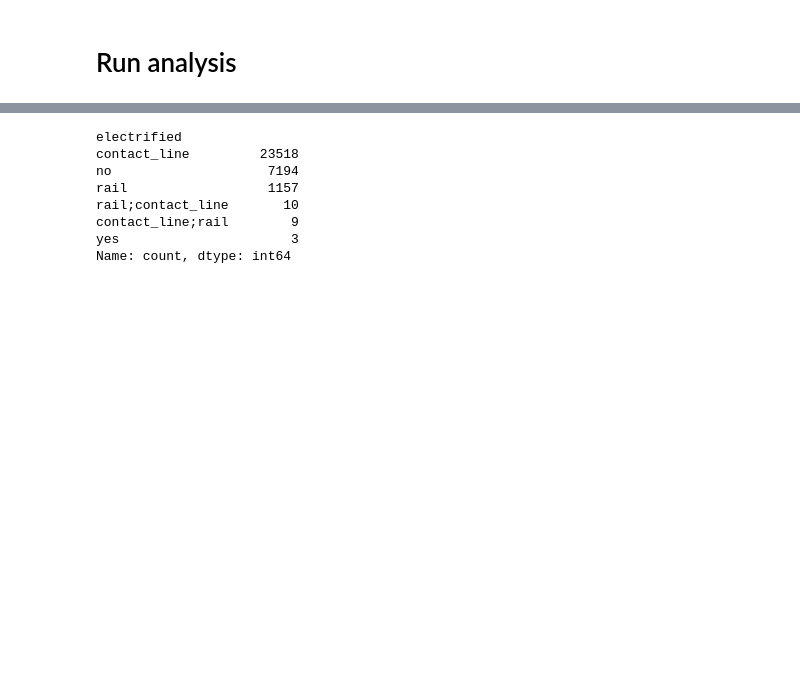
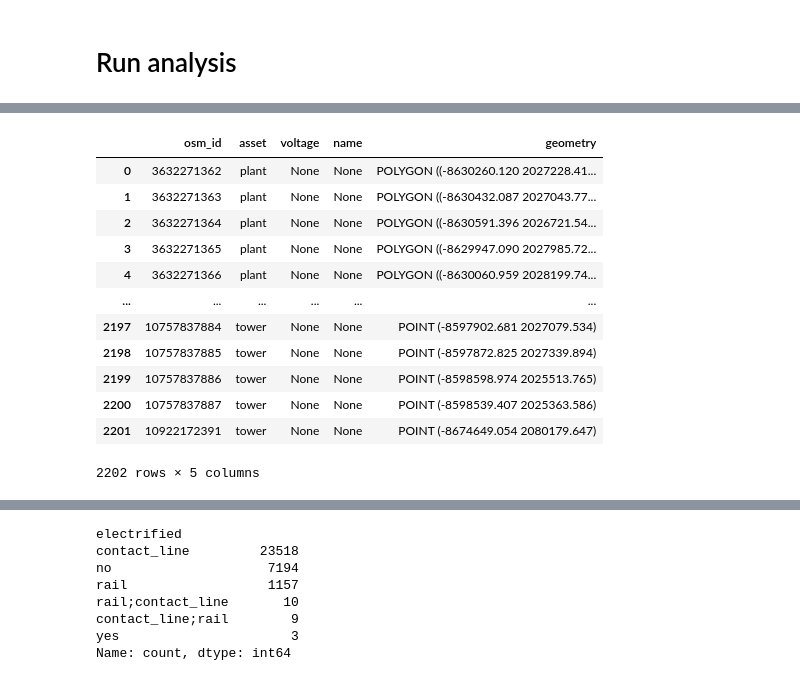
Before and after one commit to snirandjan/gmhcira, a Jupyter notebook: notebooks/risk-workflow.ipynb, the cells around one changed output, grey strips where cells are left out. Drawn from its saved outputs; the diff is of its cells as text; code cells hidden in the pictures; blank space fills up the shorter version.

```diff
--- a/notebooks/risk-workflow.ipynb
+++ b/notebooks/risk-workflow.ipynb
@@ -786,0 +1538,16 @@ print(sum(assets['electrified'].value_counts()))#unique())
+# %%
+assets_test
+# %% [output]
+|  | osm_id | asset | voltage | name | geometry |
+| 0 | 3632271362 | plant | None | None | POLYGON ((-8630260.120 2027228.41... |
+| 1 | 3632271363 | plant | None | None | POLYGON ((-8630432.087 2027043.77... |
+| 2 | 3632271364 | plant | None | None | POLYGON ((-8630591.396 2026721.54... |
+| 3 | 3632271365 | plant | None | None | POLYGON ((-8629947.090 2027985.72... |
+| 4 | 3632271366 | plant | None | None | POLYGON ((-8630060.959 2028199.74... |
+| ... | ... | ... | ... | ... | ... |
+| 2197 | 10757837884 | tower | None | None | POINT (-8597902.681 2027079.534) |
+| 2198 | 10757837885 | tower | None | None | POINT (-8597872.825 2027339.894) |
+| 2199 | 10757837886 | tower | None | None | POINT (-8598598.974 2025513.765) |
+| 2200 | 10757837887 | tower | None | None | POINT (-8598539.407 2025363.586) |
+| 2201 | 10922172391 | tower | None | None | POINT (-8674649.054 2080179.647) |
+2202 rows × 5 columns
```
Also changed, not shown: parts of 24 cells of this notebook, 3 other files.
